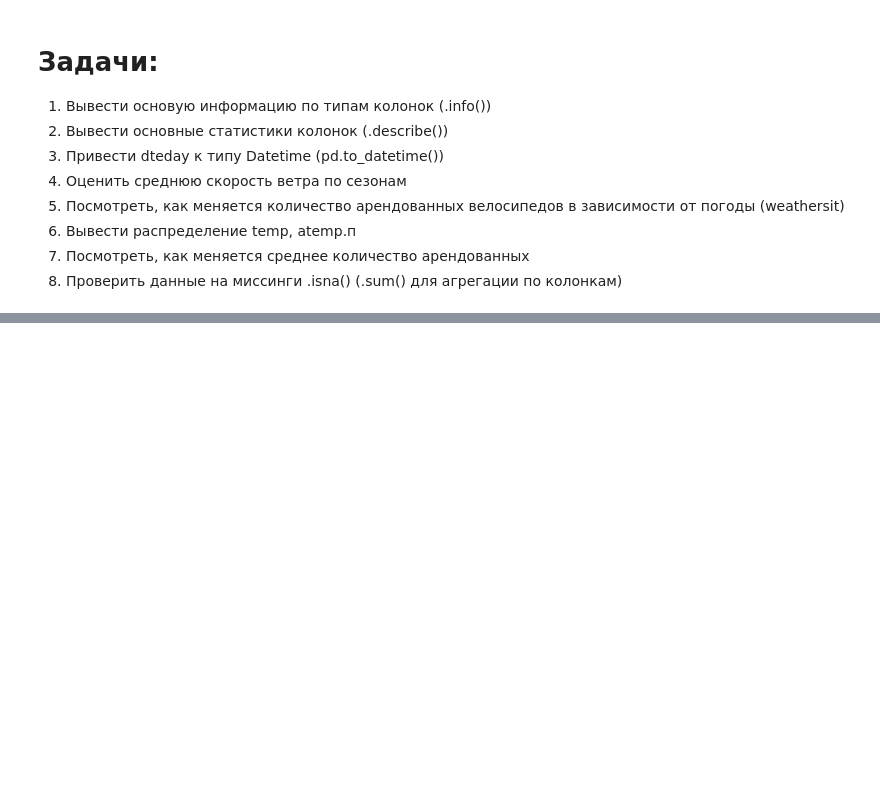
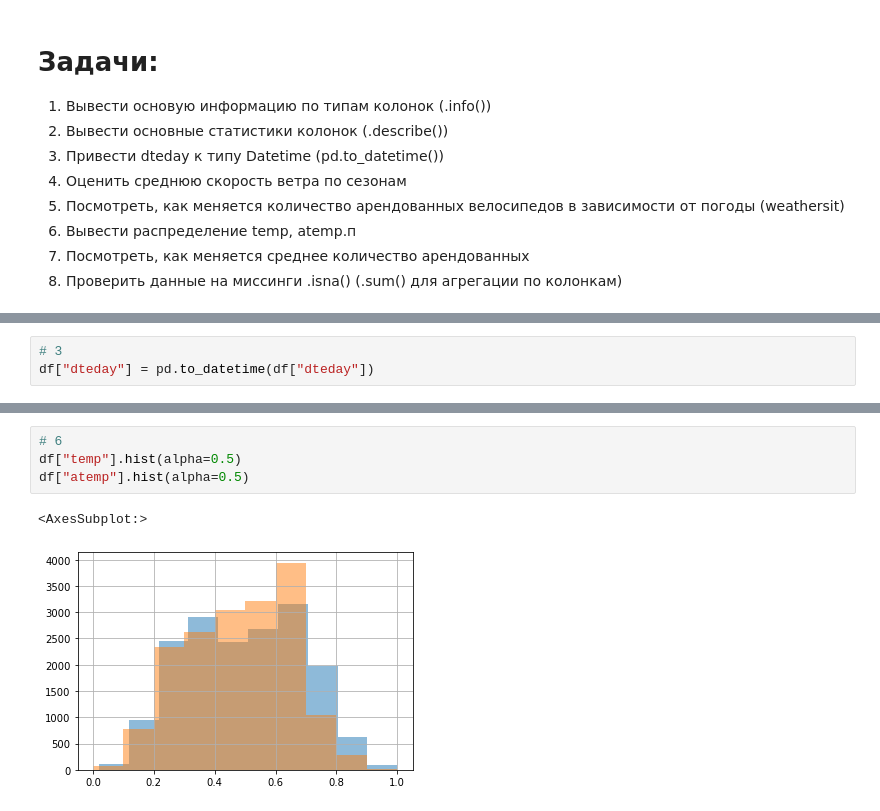
Before and after one commit to l3lush/nn_architecture_misis, a Jupyter notebook: seminars/01-python-intro.ipynb, the cells around one changed output, grey strips where cells are left out. Cells and saved outputs as stored; diff of their text form; blank space fills up the shorter version.

```diff
--- a/seminars/01-python-intro.ipynb
+++ b/seminars/01-python-intro.ipynb
@@ -585,0 +627,3 @@ df.head()
+# %%
+# 3
+df["dteday"] = pd.to_datetime(df["dteday"])
@@ -585,0 +650,7 @@ df.head()
+# %%
+# 6
+df["temp"].hist(alpha=0.5)
+df["atemp"].hist(alpha=0.5)
+# %% [output]
+<AxesSubplot:>
+[figure, added]
```
Also changed, not shown: parts of 25 cells of this notebook, 5 other files.
